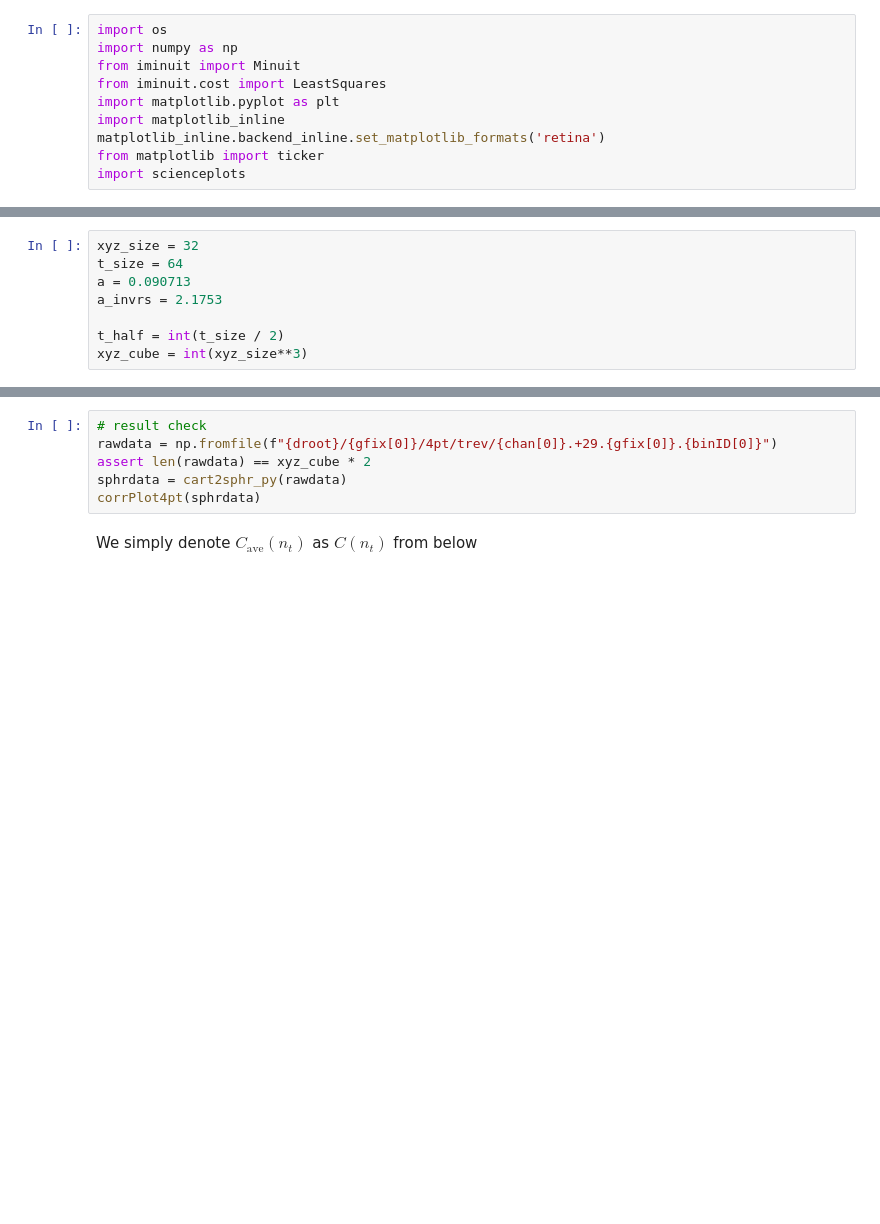
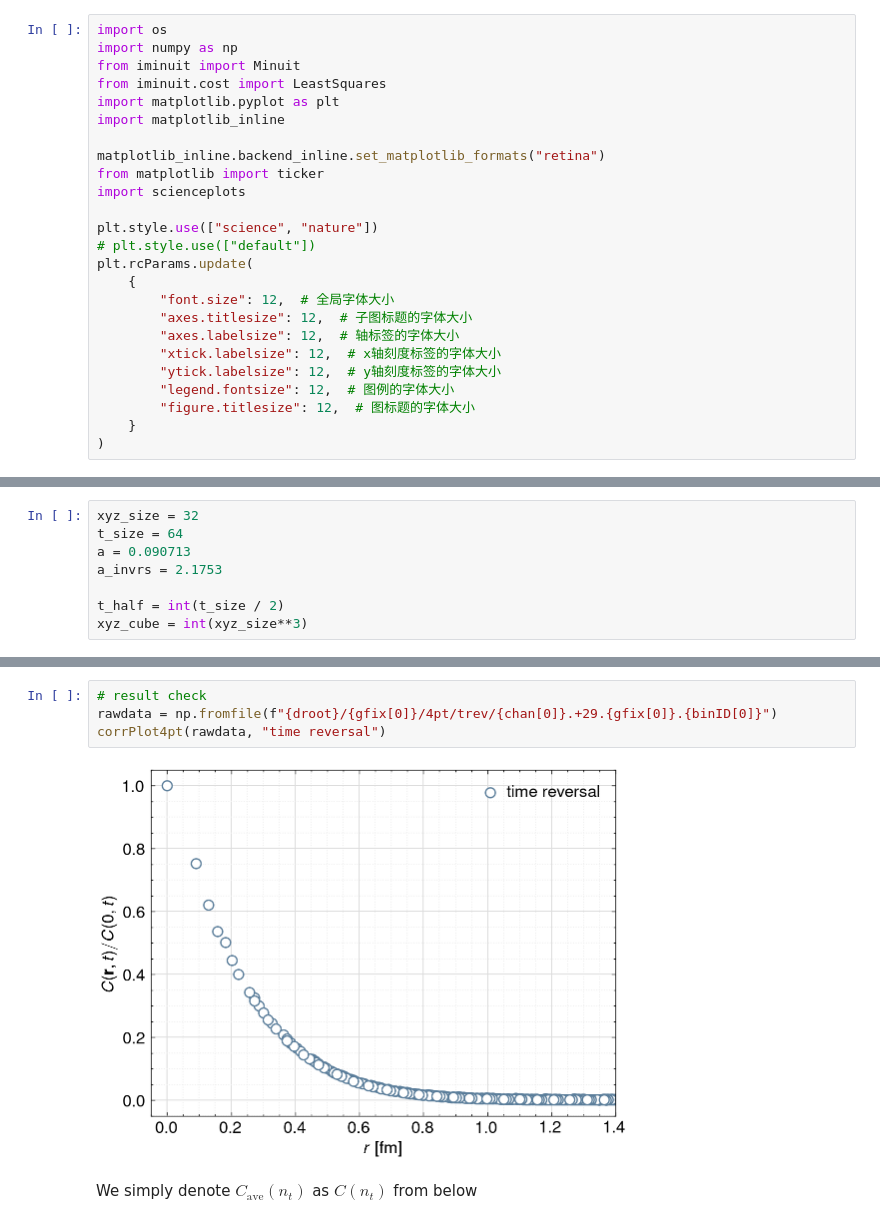
Before and after one commit to tinikov/lqcd, a Jupyter notebook: ccbar:analysis/4pt-analysis.ipynb, the cells around one changed output, grey strips where cells are left out. Saved outputs shown, nothing was run; the diff lists cells and outputs as text; blank space fills up the shorter version.

```diff
--- a/ccbar:analysis/4pt-analysis.ipynb
+++ b/ccbar:analysis/4pt-analysis.ipynb
@@ -27,7 +11,22 @@ from iminuit import Minuit
 from iminuit.cost import LeastSquares
 import matplotlib.pyplot as plt
 import matplotlib_inline
-matplotlib_inline.backend_inline.set_matplotlib_formats('retina')
+
+matplotlib_inline.backend_inline.set_matplotlib_formats("retina")
 from matplotlib import ticker
 import scienceplots
+
+plt.style.use(["science", "nature"])
+# plt.style.use(["default"])
+plt.rcParams.update(
+    {
+        "font.size": 12,  # 全局字体大小
+        "axes.titlesize": 12,  # 子图标题的字体大小
+        "axes.labelsize": 12,  # 轴标签的字体大小
+        "xtick.labelsize": 12,  # x轴刻度标签的字体大小
+        "ytick.labelsize": 12,  # y轴刻度标签的字体大小
+        "legend.fontsize": 12,  # 图例的字体大小
+        "figure.titlesize": 12,  # 图标题的字体大小
+    }
+)
 # %% [markdown]
@@ -138,9 +177,9 @@ for ig in range(2):
 # %%
 # result check
 rawdata = np.fromfile(f"{droot}/{gfix[0]}/4pt/trev/{chan[0]}.+29.{gfix[0]}.{binID[0]}")
-assert len(rawdata) == xyz_cube * 2
-sphrdata = cart2sphr_py(rawdata)
-corrPlot4pt(sphrdata)
+corrPlot4pt(rawdata, "time reversal")
+# %% [output]
+[figure, added]
 # %% [markdown]
 We simply denote $C_{\text{ave}}(n_t)$ as $C(n_t)$ from below
 # %% [markdown]
```
Also changed, not shown: parts of 39 cells of this notebook, 1 other file.
